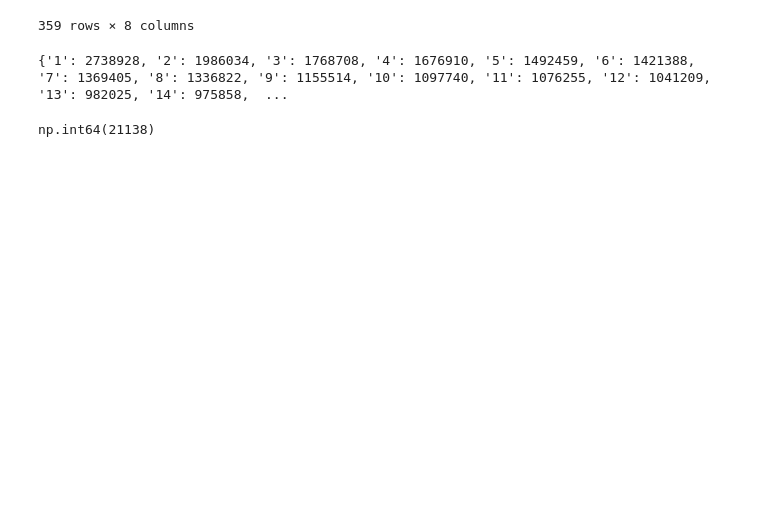
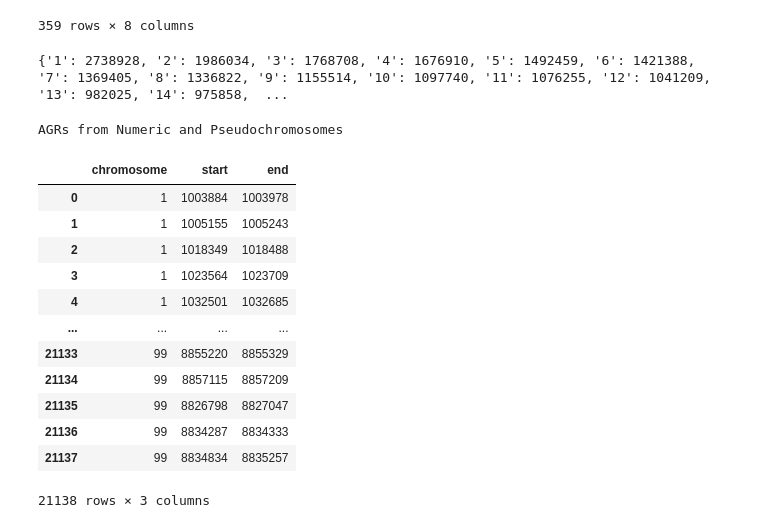
Before and after one commit to gianlucamajor/eCruziDB, a Jupyter notebook: eda/agrs-eda.ipynb, the cells around one changed output. Drawn from its saved outputs; the diff is of its cells as text; code cells hidden in the pictures; blank space fills up the shorter version.

```diff
--- a/eda/agrs-eda.ipynb
+++ b/eda/agrs-eda.ipynb
@@ -163,35 +166,93 @@ def create_agrs_with_chr_info(agr_locus_list, chrs):
       chr_gr = agr
     agr_list_with_chr_info.append(chr_gr)
 
   return agr_list_with_chr_info
 
+# Get pseudochromosomes coodinates
+def get_pse_chr_coordinates(row, scaffold_id_and_start):
+  chr_ghost_start = int(scaffold_id_and_start[row['chromosome']])
+
+  row['pse_chr_start'] = chr_ghost_start + int(row['start'])
+  row['pse_chr_end'] = chr_ghost_start + int(row['end'])
+
+  return row
+
 
 
 # Create column with AGRs with numeric chr info
 PEs_distinct_AGRs_df['AGRs_with_chr_info'] = PEs_distinct_AGRs_df.apply(lambda row: create_agrs_with_chr_info(row['Locus_of_AGRs'],br_a4_chrs_dict), axis=1)
 
 
-## Show number of antigenic genomic regions used to precdict the 7,811 epitopes
+## Show number of antigenic genomic regions
 unique_AGRs_set = set()
 AGRs_list = []
 for region_list in PEs_distinct_AGRs_df['AGRs_with_chr_info']:
   for region in region_list:
     r_splited = region.split(':')
     chr = r_splited[0]
     start_end = r_splited[1]
 
     start = start_end.split('-')[0]
     end = start_end.split('-')[1]
     AGRs_list.append([chr,start, end])
     unique_AGRs_set.add(region)
 
 t = unique_AGRs_set
 # display(sorted(genomic_regions))
 
-all_antigenic_genomic_regions = pd.DataFrame(sorted(AGRs_list), columns=['chromosome', 'start', 'end'])
-all_antigenic_genomic_regions
+all_AGRs = pd.DataFrame(sorted(AGRs_list), columns=['chromosome', 'start', 'end'])
 
 
-PEs_distinct_AGRs_df['Number_of_AGRs'].sum()
+scaffold_AGRs = all_AGRs[all_AGRs['chromosome'].str.startswith("WNWZ")]
+
+# from scaffold_AGRs to pseudochromosome
+
+scaffold_id_and_start = {}
+for i, row in br_a4_scaffolds.iterrows():
+  scaffold_id_and_start[row['GenBank seq accession']] = row['pse_chr_start']
+
+
+FROM_scaffold_TO_pse_chr_AGRs = scaffold_AGRs.apply(lambda row: get_pse_chr_coordinates(row, scaffold_id_and_start), axis=1)
+
+# print(f"From scaffold To pseudochromosome")
+# display(FROM_scaffold_TO_pse_chr_AGRs)
+
+
+
+# create pseudochromosome 99 as a chr numeric
+
+chr_99 = FROM_scaffold_TO_pse_chr_AGRs[['pse_chr_start', 'pse_chr_end']].copy()
+chr_99['chromosome'] = 99
+chr_99.columns = ['start', 'end', 'chromosome']
+pse_chr_99_df = chr_99[["chromosome", "start", "end"]]
+pse_chr_99_df
+
+# print(f"AGRs from Pseudochromosome 99")
+# display(pse_chr_99_df)
+
+# create the numeric chromosomes
+
+placed_numeric_chrs_df = all_AGRs[all_AGRs['chromosome'].str.isdigit()].copy()
+
+# print(f"AGRs from Numeric Chromosomes")
+# display(placed_numeric_chrs_df)
+
+
+numeric_and_pse_chrs_df = pd.concat([placed_numeric_chrs_df,pse_chr_99_df])
+print(f"AGRs from Numeric and Pseudochromosomes")
+display(numeric_and_pse_chrs_df)
 # %% [output]
-np.int64(21138)
+AGRs from Numeric and Pseudochromosomes
+|  | chromosome | start | end |
+| 0 | 1 | 1003884 | 1003978 |
+| 1 | 1 | 1005155 | 1005243 |
+| 2 | 1 | 1018349 | 1018488 |
+| 3 | 1 | 1023564 | 1023709 |
+| 4 | 1 | 1032501 | 1032685 |
+| ... | ... | ... | ... |
+| 21133 | 99 | 8855220 | 8855329 |
+| 21134 | 99 | 8857115 | 8857209 |
+| 21135 | 99 | 8826798 | 8827047 |
+| 21136 | 99 | 8834287 | 8834333 |
+| 21137 | 99 | 8834834 | 8835257 |
+21138 rows × 3 columns
```
Also changed, not shown: parts of 7 cells of this notebook.
